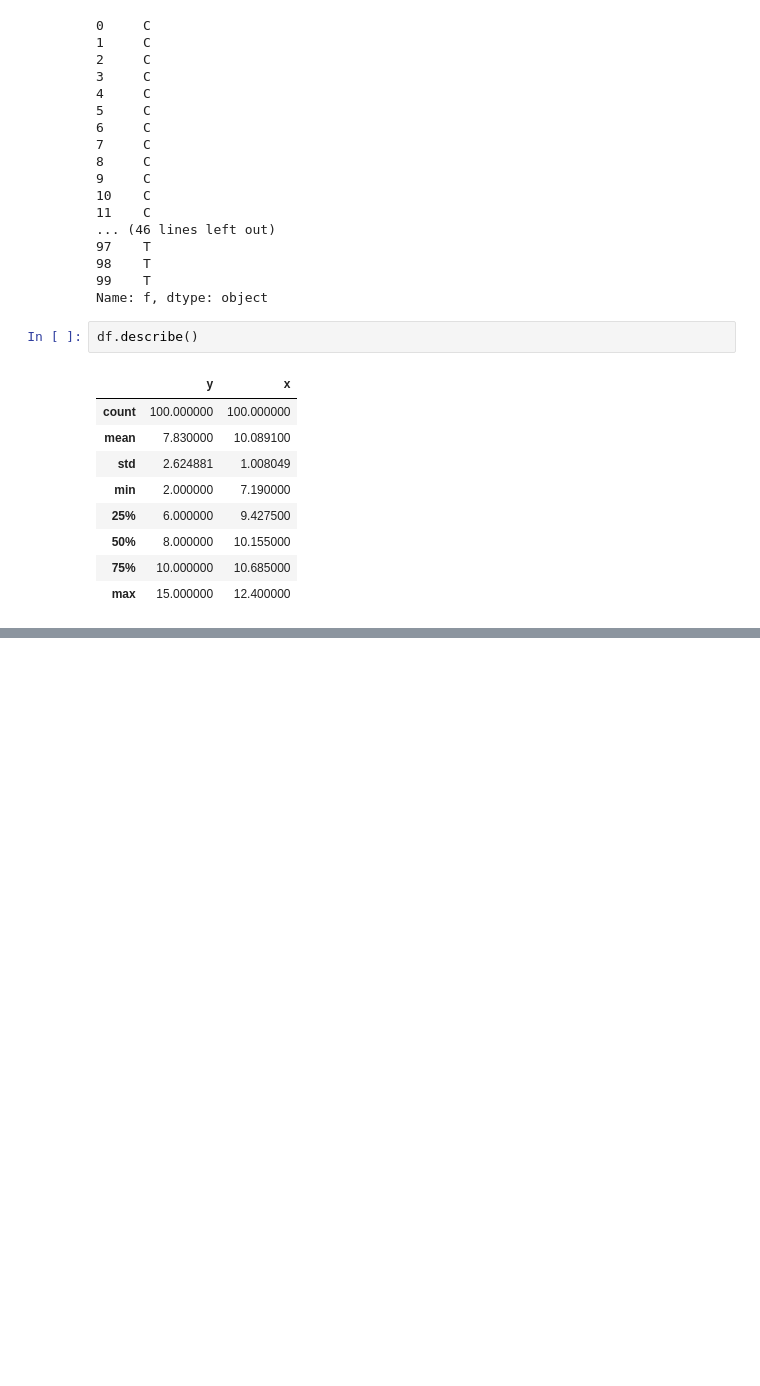
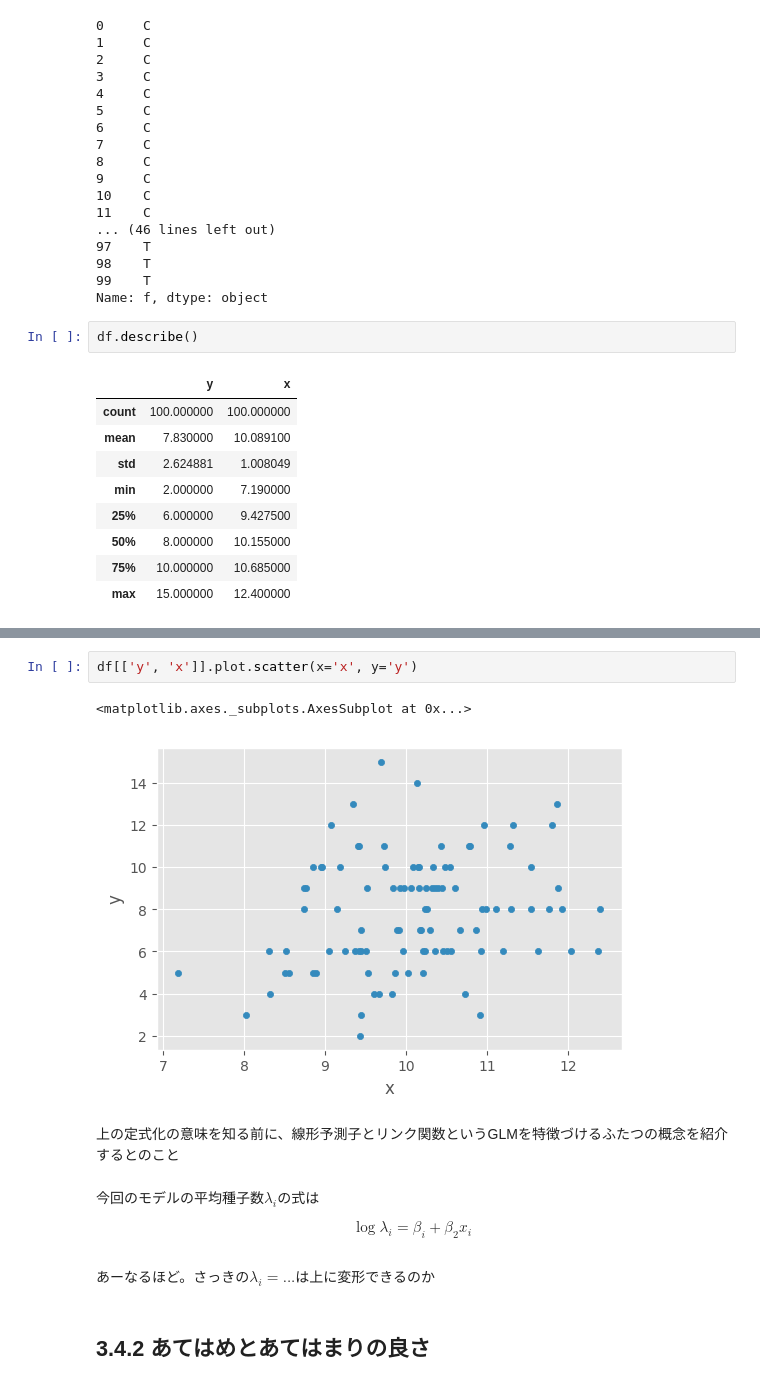
Before and after one commit to Aipakazuma/green_book, a Jupyter notebook: 3/3_一般化線形モデル（GLM）ポアソン回帰.ipynb, the cells around one changed output, grey strips where cells are left out. Drawn from its saved outputs; the diff is of its cells as text; blank space fills up the shorter version.

```diff
--- a/3/3_一般化線形モデル（GLM）ポアソン回帰.ipynb
+++ b/3/3_一般化線形モデル（GLM）ポアソン回帰.ipynb
@@ -104,0 +161,17 @@ df.boxplot(column='y', by='f')
+# %%
+df[['y', 'x']].plot.scatter(x='x', y='y')
+# %% [output]
+<matplotlib.axes._subplots.AxesSubplot at 0x...>
+[figure, added]
+# %% [markdown]
+上の定式化の意味を知る前に、線形予測子とリンク関数というGLMを特徴づけるふたつの概念を紹介するとのこと
+# %% [markdown]
+今回のモデルの平均種子数$\lambda_i$の式は
+
+$$
+\log \lambda_i = \beta_i + \beta_2 x_i
+$$
+# %% [markdown]
+あーなるほど。さっきの$\lambda_i = ... $は上に変形できるのか
+# %% [markdown]
+## 3.4.2 あてはめとあてはまりの良さ
```
Also changed, not shown: parts of 43 cells of this notebook, 1 other file.
